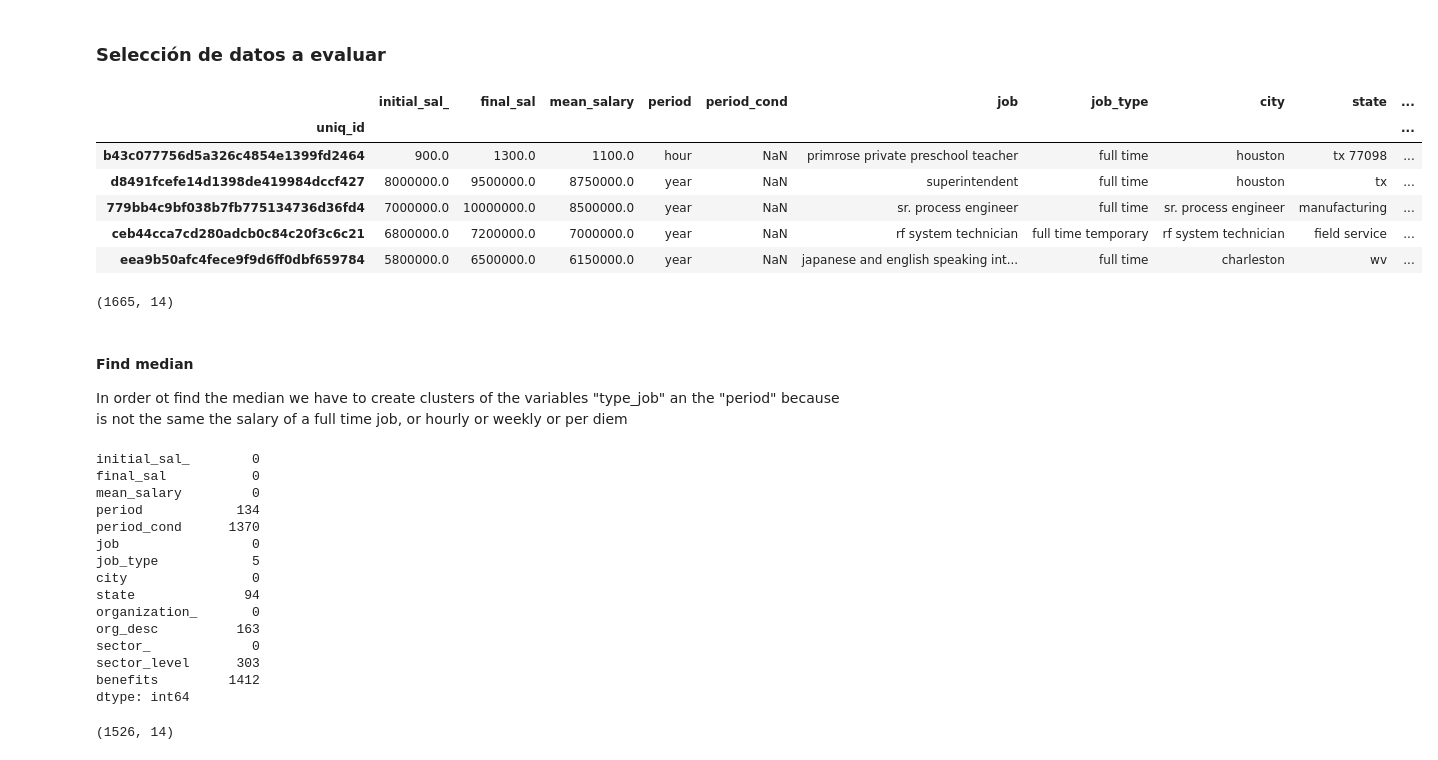
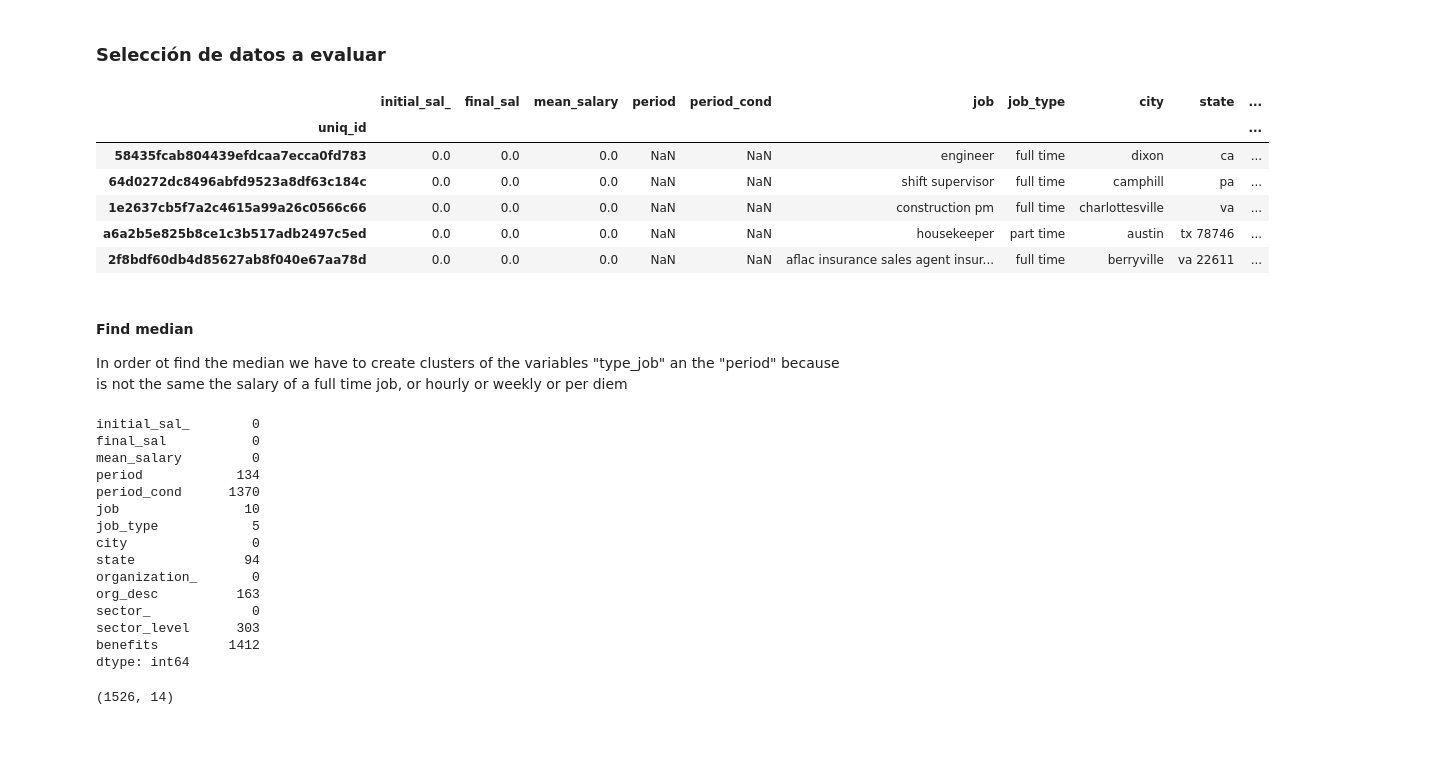
Before and after one commit to yohan-alfonso/Exploracion_Datos, a Jupyter notebook: main.ipynb, the cells around one changed output. Cells and saved outputs as stored; diff of their text form; code cells hidden in the pictures.

Commit message:
finalización de esploración de datos

```diff
--- a/main.ipynb
+++ b/main.ipynb
@@ -42,7 +42,8 @@ Los siguientes datos son obtenidos del archivo "clean_df.csv"
 import pandas as pd
 import numpy as np
 # %%
-df = pd.read_csv('clean_df.csv',encoding="utf-8")
+df = pd.read_csv('clean_df.csv',encoding="Latin1")
+#df = pd.read_csv('clean_df.csv',encoding="utf-8")
 #Carga de datos a un dataframe en pandas
 # %%
 df = df.set_index('uniq_id')
@@ -94,24 +95,21 @@ dtype: object
 # %% [markdown]
 ### Selección de datos a evaluar
 # %%
+df_data = df.apply(lambda x: x.astype(str).str.lower())# convert entire dataset to lower case
 df_data = df[df['mean_salary'] !=0]
-df_data_cero = df[df['mean_salary'] ==0] #
-df_data.head(5)
+df_data_cero = df[df['mean_salary'] ==0]
+df_data_cero.head(5)
 
-# We first chose the data with the mean salary diferent to cero, it means thereara a initial salary and an final salary an data in categorical variables
+# We first chose the data with the mean salary diferent to cero, it means that exist an initial salary and an final salary an data in categorical variables
 # we hace 1665 rows and 15 columns
 # %% [output]
 |  | initial_sal_ | final_sal | mean_salary | period | period_cond | job | job_type | city | state | ... |
 | uniq_id |  |  |  |  |  |  |  |  |  | ... |
-| b43c077756d5a326c4854e1399fd2464 | 900.0 | 1300.0 | 1100.0 | hour | NaN | primrose private preschool teacher | full time | houston | tx 77098 | ... |
-| d8491fcefe14d1398de419984dccf427 | 8000000.0 | 9500000.0 | 8750000.0 | year | NaN | superintendent | full time | houston | tx | ... |
-| 779bb4c9bf038b7fb775134736d36fd4 | 7000000.0 | 10000000.0 | 8500000.0 | year | NaN | sr. process engineer | full time | sr. process engineer | manufacturing | ... |
-| ceb44cca7cd280adcb0c84c20f3c6c21 | 6800000.0 | 7200000.0 | 7000000.0 | year | NaN | rf system technician | full time temporary | rf system technician | field service | ... |
-| eea9b50afc4fece9f9d6ff0dbf659784 | 5800000.0 | 6500000.0 | 6150000.0 | year | NaN | japanese and english speaking int... | full time | charleston | wv | ... |
+| 58435fcab804439efdcaa7ecca0fd783 | 0.0 | 0.0 | 0.0 | NaN | NaN | engineer | full time | dixon | ca | ... |
+| 64d0272dc8496abfd9523a8df63c184c | 0.0 | 0.0 | 0.0 | NaN | NaN | shift supervisor | full time | camphill | pa | ... |
+| 1e2637cb5f7a2c4615a99a26c0566c66 | 0.0 | 0.0 | 0.0 | NaN | NaN | construction pm | full time | charlottesville | va | ... |
+| a6a2b5e825b8ce1c3b517adb2497c5ed | 0.0 | 0.0 | 0.0 | NaN | NaN | housekeeper | part time | austin | tx 78746 | ... |
+| 2f8bdf60db4d85627ab8f040e67aa78d | 0.0 | 0.0 | 0.0 | NaN | NaN | aflac insurance sales agent insur... | full time | berryville | va 22611 | ... |
-# %%
-df_data.shape
-# %% [output]
-(1665, 14)
 # %% [markdown]
 #### Find median
 In order ot find the median we have to create clusters of the variables "type_job" an the "period" because is not the same the salary of a full time job, or hourly or weekly or per diem
@@ -124,7 +122,7 @@ final_sal           0
 mean_salary         0
 period            134
 period_cond      1370
-job                 0
+job                10
 job_type            5
 city                0
 state              94
```
Also changed, not shown: parts of 44 cells of this notebook, 3 other files.
